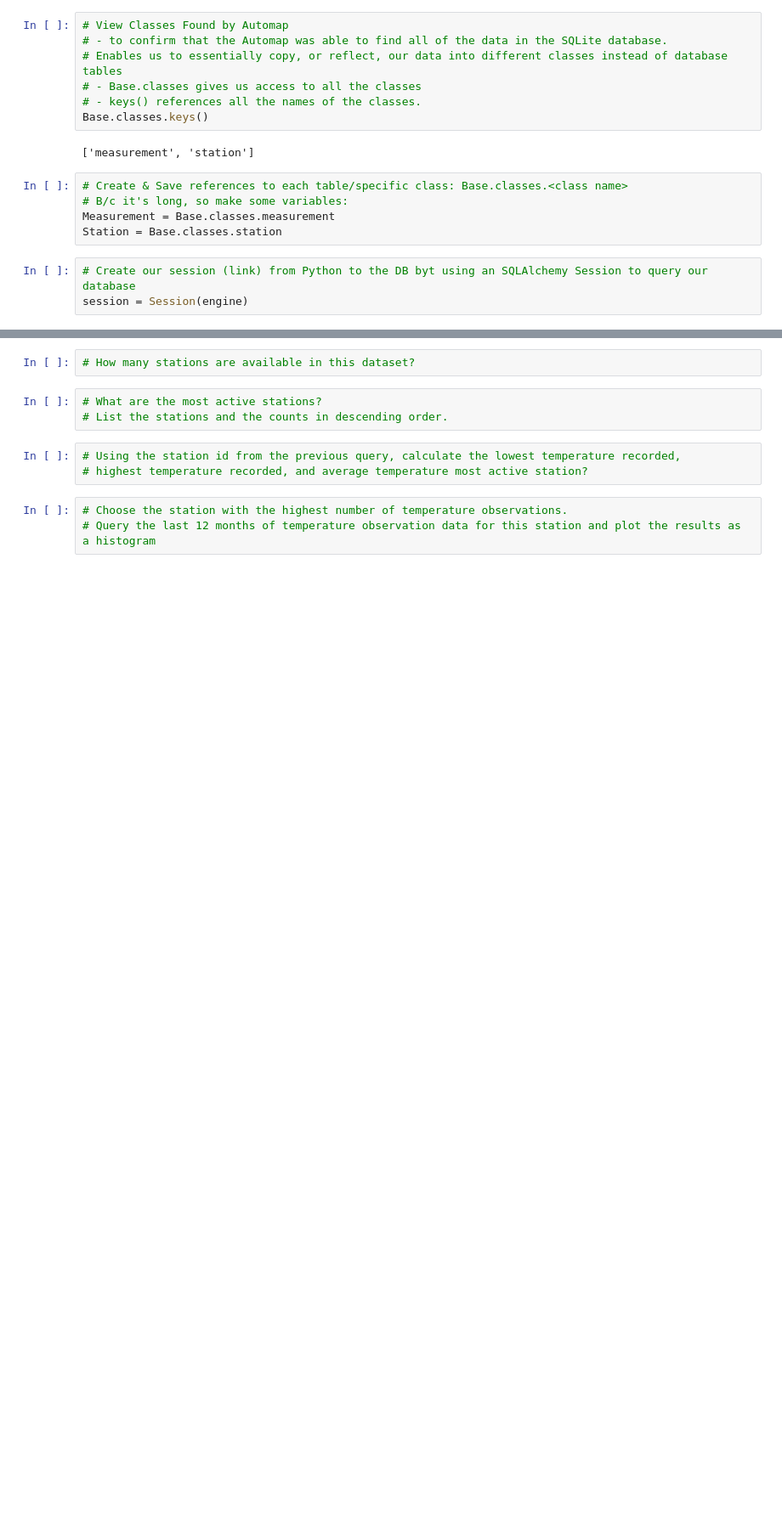
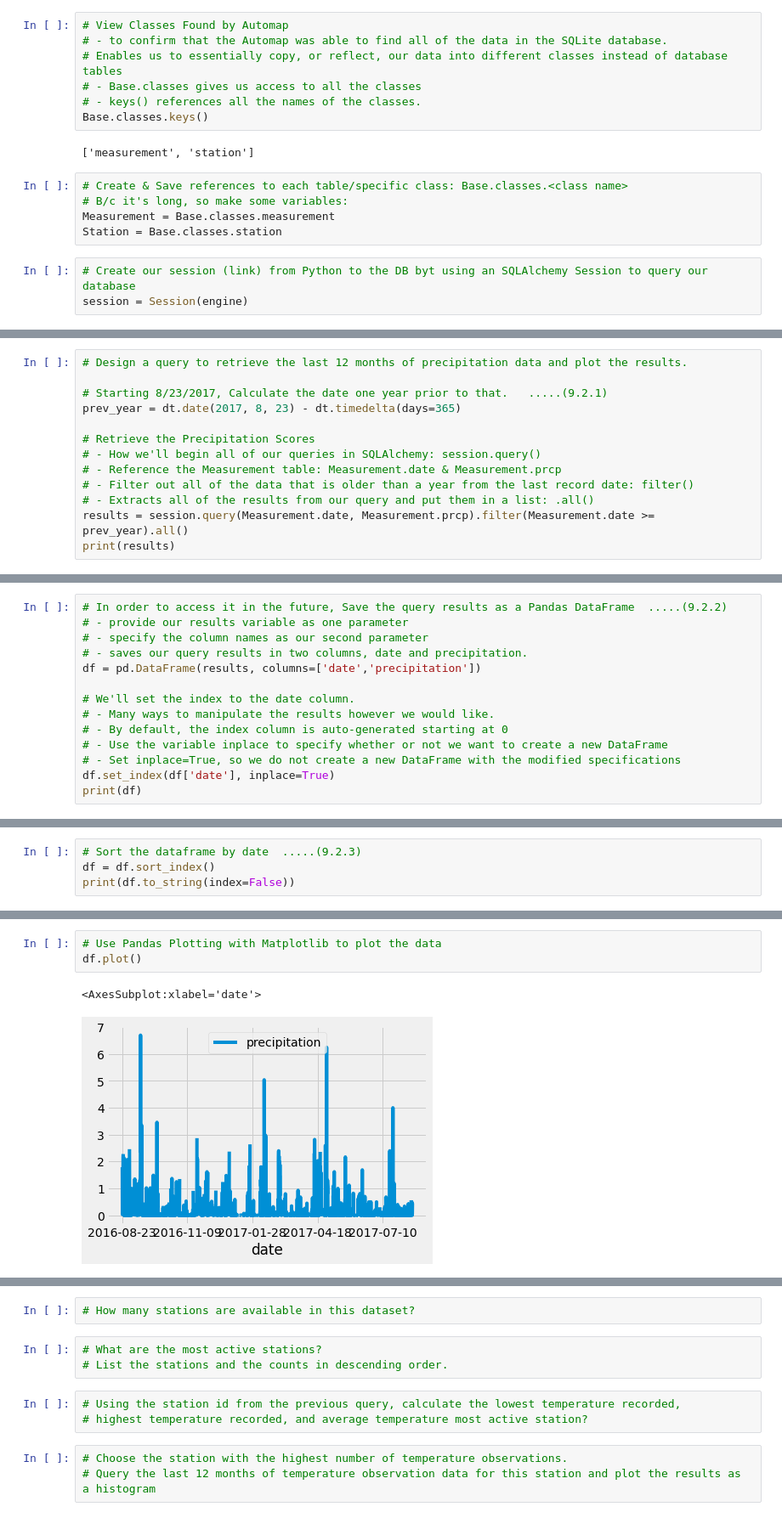
Before and after one commit to CLHollis/Surfs_Up, a Jupyter notebook: climate_analysis.ipynb, the cells around one changed output, grey strips where cells are left out. Shown at 85% size. Drawn from its saved outputs; the diff is of its cells as text; blank space fills up the shorter version.

Commit message:
Precipitation Analysis 9.2

```diff
--- a/climate_analysis.ipynb
+++ b/climate_analysis.ipynb
@@ -67,0 +55,13 @@ session = Session(engine)
+# %%
+# Design a query to retrieve the last 12 months of precipitation data and plot the results.
+
+# Starting 8/23/2017, Calculate the date one year prior to that.   .....(9.2.1)
+prev_year = dt.date(2017, 8, 23) - dt.timedelta(days=365)
+
+# Retrieve the Precipitation Scores
+# - How we'll begin all of our queries in SQLAlchemy: session.query()
+# - Reference the Measurement table: Measurement.date & Measurement.prcp
+# - Filter out all of the data that is older than a year from the last record date: filter()
+# - Extracts all of the results from our query and put them in a list: .all()
+results = session.query(Measurement.date, Measurement.prcp).filter(Measurement.date >= prev_year).all()
+print(results)
@@ -67,0 +70,14 @@ session = Session(engine)
+# %%
+# In order to access it in the future, Save the query results as a Pandas DataFrame  .....(9.2.2)
+# - provide our results variable as one parameter
+# - specify the column names as our second parameter
+# - saves our query results in two columns, date and precipitation.
+df = pd.DataFrame(results, columns=['date','precipitation'])
+
+# We'll set the index to the date column.
+# - Many ways to manipulate the results however we would like.
+# - By default, the index column is auto-generated starting at 0
+# - Use the variable inplace to specify whether or not we want to create a new DataFrame
+# - Set inplace=True, so we do not create a new DataFrame with the modified specifications
+df.set_index(df['date'], inplace=True)
+print(df)
@@ -67,0 +121,4 @@ session = Session(engine)
+# %%
+# Sort the dataframe by date  .....(9.2.3)
+df = df.sort_index()
+print(df.to_string(index=False))
@@ -68 +143,7 @@ session = Session(engine)
+# %%
+# Use Pandas Plotting with Matplotlib to plot the data
+df.plot()
+# %% [output]
+<AxesSubplot:xlabel='date'>
+[figure, added]
 # %%
```
Also changed, not shown: parts of 7 cells of this notebook.
